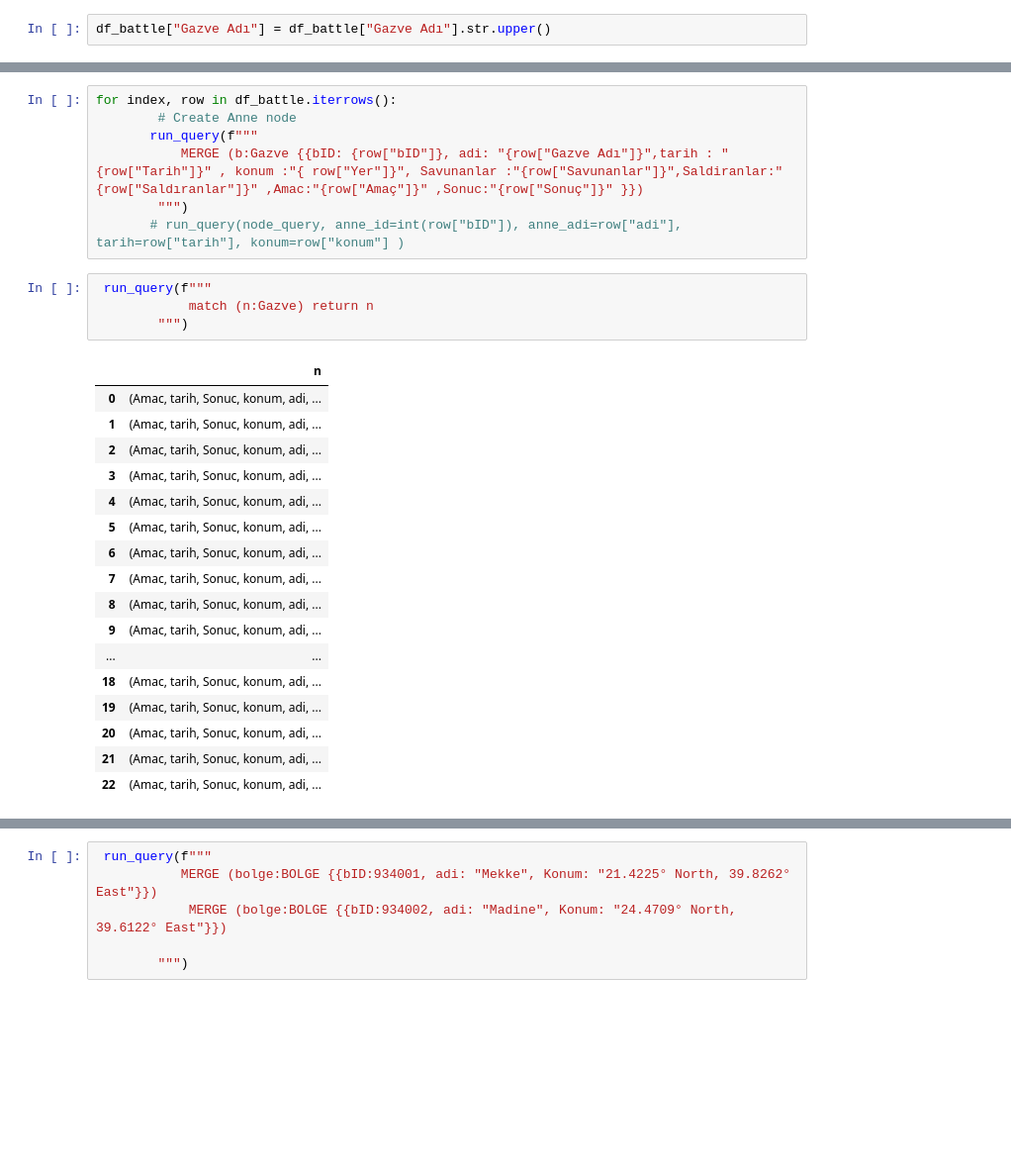
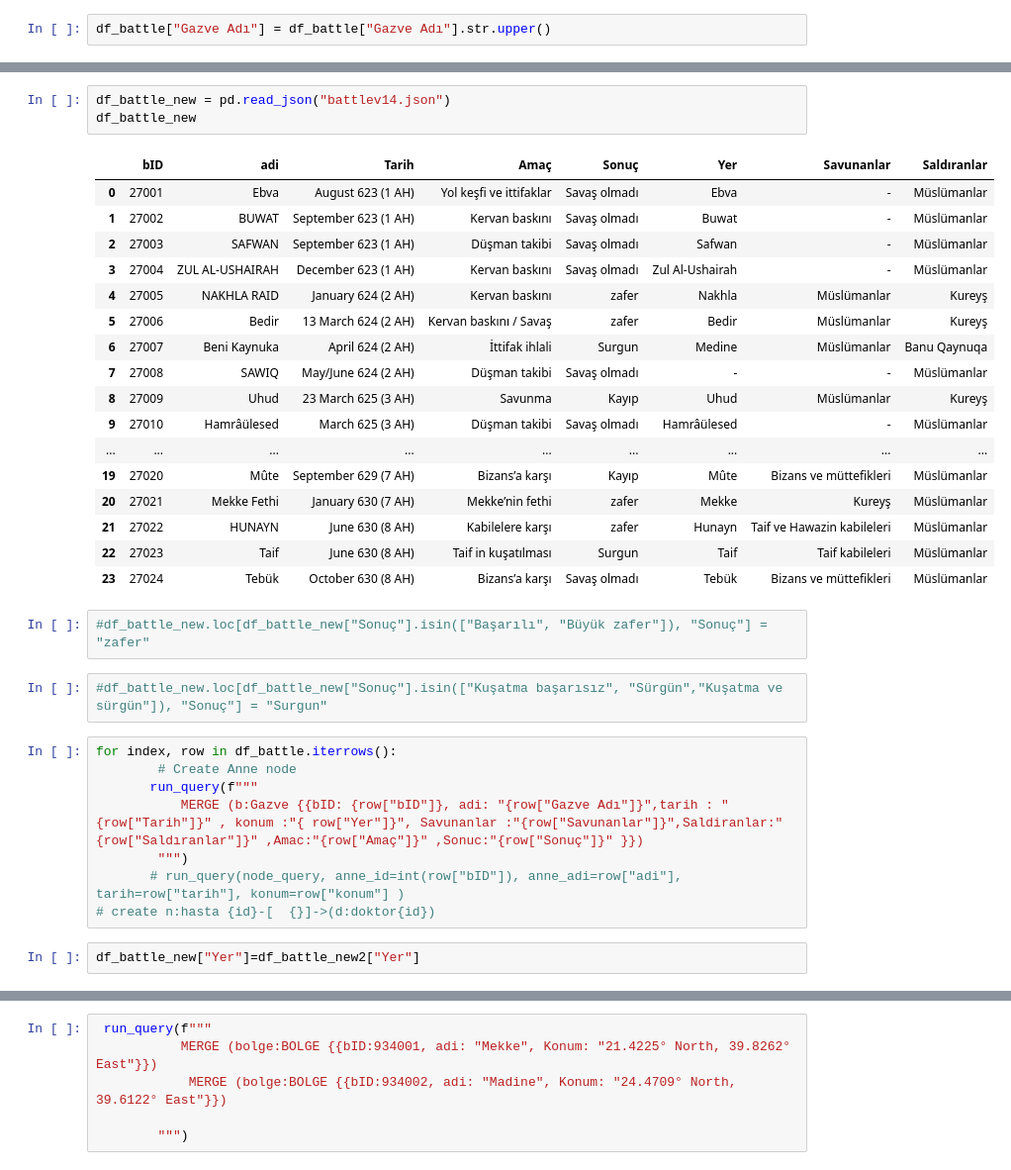
Before and after one commit to Mujahid0Abdullah/neo4j_project, a Jupyter notebook: neo4jEx1.ipynb, the cells around one changed output, grey strips where cells are left out. Shown: that part at 99% size. Drawn from its saved outputs; the diff is of its cells as text; blank space fills up the shorter version.

```diff
--- a/neo4jEx1.ipynb
+++ b/neo4jEx1.ipynb
@@ -186,3 +127,28 @@ df_battle.to_json("battle_eklenm")
+# %%
+df_battle_new = pd.read_json("battlev14.json")
+df_battle_new
+# %% [output]
+|  | bID | adi | Tarih | Amaç | Sonuç | Yer | Savunanlar | Saldıranlar |
+| 0 | 27001 | Ebva | August 623 (1 AH) | Yol keşfi ve ittifaklar | Savaş olmadı | Ebva | - | Müslümanlar |
+| 1 | 27002 | BUWAT | September 623 (1 AH) | Kervan baskını | Savaş olmadı | Buwat | - | Müslümanlar |
+| 2 | 27003 | SAFWAN | September 623 (1 AH) | Düşman takibi | Savaş olmadı | Safwan | - | Müslümanlar |
+| 3 | 27004 | ZUL AL-USHAIRAH | December 623 (1 AH) | Kervan baskını | Savaş olmadı | Zul Al-Ushairah | - | Müslümanlar |
+| 4 | 27005 | NAKHLA RAID | January 624 (2 AH) | Kervan baskını | zafer | Nakhla | Müslümanlar | Kureyş |
+| 5 | 27006 | Bedir | 13 March 624 (2 AH) | Kervan baskını / Savaş | zafer | Bedir | Müslümanlar | Kureyş |
+| 6 | 27007 | Beni Kaynuka | April 624 (2 AH) | İttifak ihlali | Surgun | Medine | Müslümanlar | Banu Qaynuqa |
+| 7 | 27008 | SAWIQ | May/June 624 (2 AH) | Düşman takibi | Savaş olmadı | - | - | Müslümanlar |
+| 8 | 27009 | Uhud | 23 March 625 (3 AH) | Savunma | Kayıp | Uhud | Müslümanlar | Kureyş |
+| 9 | 27010 | Hamrâülesed | March 625 (3 AH) | Düşman takibi | Savaş olmadı | Hamrâülesed | - | Müslümanlar |
+| ... | ... | ... | ... | ... | ... | ... | ... | ... |
+| 19 | 27020 | Mûte | September 629 (7 AH) | Bizans’a karşı | Kayıp | Mûte | Bizans ve müttefikleri | Müslümanlar |
+| 20 | 27021 | Mekke Fethi | January 630 (7 AH) | Mekke’nin fethi | zafer | Mekke | Kureyş | Müslümanlar |
+| 21 | 27022 | HUNAYN | June 630 (8 AH) | Kabilelere karşı | zafer | Hunayn | Taif ve Hawazin kabileleri | Müslümanlar |
+| 22 | 27023 | Taif | June 630 (8 AH) | Taif in kuşatılması | Surgun | Taif | Taif kabileleri | Müslümanlar |
+| 23 | 27024 | Tebük | October 630 (8 AH) | Bizans’a karşı | Savaş olmadı | Tebük | Bizans ve müttefikleri | Müslümanlar |
+# %%
+#df_battle_new.loc[df_battle_new["Sonuç"].isin(["Başarılı", "Büyük zafer"]), "Sonuç"] = "zafer"
+# %%
+#df_battle_new.loc[df_battle_new["Sonuç"].isin(["Kuşatma başarısız", "Sürgün","Kuşatma ve sürgün"]), "Sonuç"] = "Surgun"
 # %%
 for index, row in df_battle.iterrows():
         # Create Anne node
@@ -190,25 +156,6 @@ for index, row in df_battle.iterrows():
            MERGE (b:Gazve {{bID: {row["bID"]}, adi: "{row["Gazve Adı"]}",tarih : "{row["Tarih"]}" , konum :"{ row["Yer"]}", Savunanlar :"{row["Savunanlar"]}",Saldiranlar:"{row["Saldıranlar"]}" ,Amac:"{row["Amaç"]}" ,Sonuc:"{row["Sonuç"]}"	}})
         """)
        # run_query(node_query, anne_id=int(row["bID"]), anne_adi=row["adi"], tarih=row["tarih"], konum=row["konum"] )
+# create n:hasta {id}-[  {}]->(d:doktor{id})
-# %%
- run_query(f"""
-            match (n:Gazve) return n
-        """)
-# %% [output]
-|  | n |
-| 0 | (Amac, tarih, Sonuc, konum, adi, ... |
-| 1 | (Amac, tarih, Sonuc, konum, adi, ... |
-| 2 | (Amac, tarih, Sonuc, konum, adi, ... |
-| 3 | (Amac, tarih, Sonuc, konum, adi, ... |
-| 4 | (Amac, tarih, Sonuc, konum, adi, ... |
-| 5 | (Amac, tarih, Sonuc, konum, adi, ... |
-| 6 | (Amac, tarih, Sonuc, konum, adi, ... |
-| 7 | (Amac, tarih, Sonuc, konum, adi, ... |
-| 8 | (Amac, tarih, Sonuc, konum, adi, ... |
-| 9 | (Amac, tarih, Sonuc, konum, adi, ... |
-| ... | ... |
-| 18 | (Amac, tarih, Sonuc, konum, adi, ... |
-| 19 | (Amac, tarih, Sonuc, konum, adi, ... |
-| 20 | (Amac, tarih, Sonuc, konum, adi, ... |
-| 21 | (Amac, tarih, Sonuc, konum, adi, ... |
-| 22 | (Amac, tarih, Sonuc, konum, adi, ... |
+# %%
+df_battle_new["Yer"]=df_battle_new2["Yer"]
```
Also changed, not shown: parts of 36 cells of this notebook, 6 other files.
